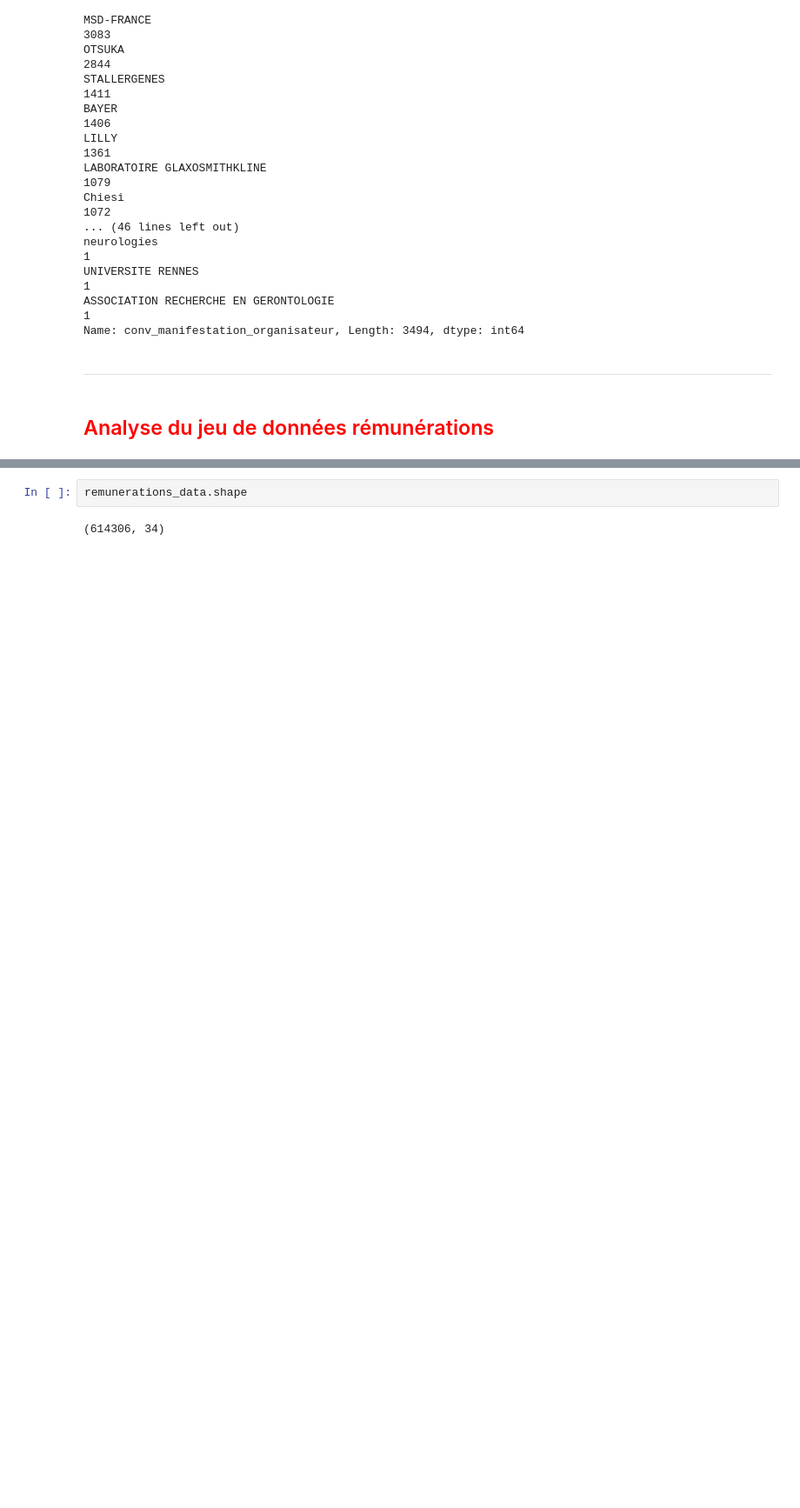
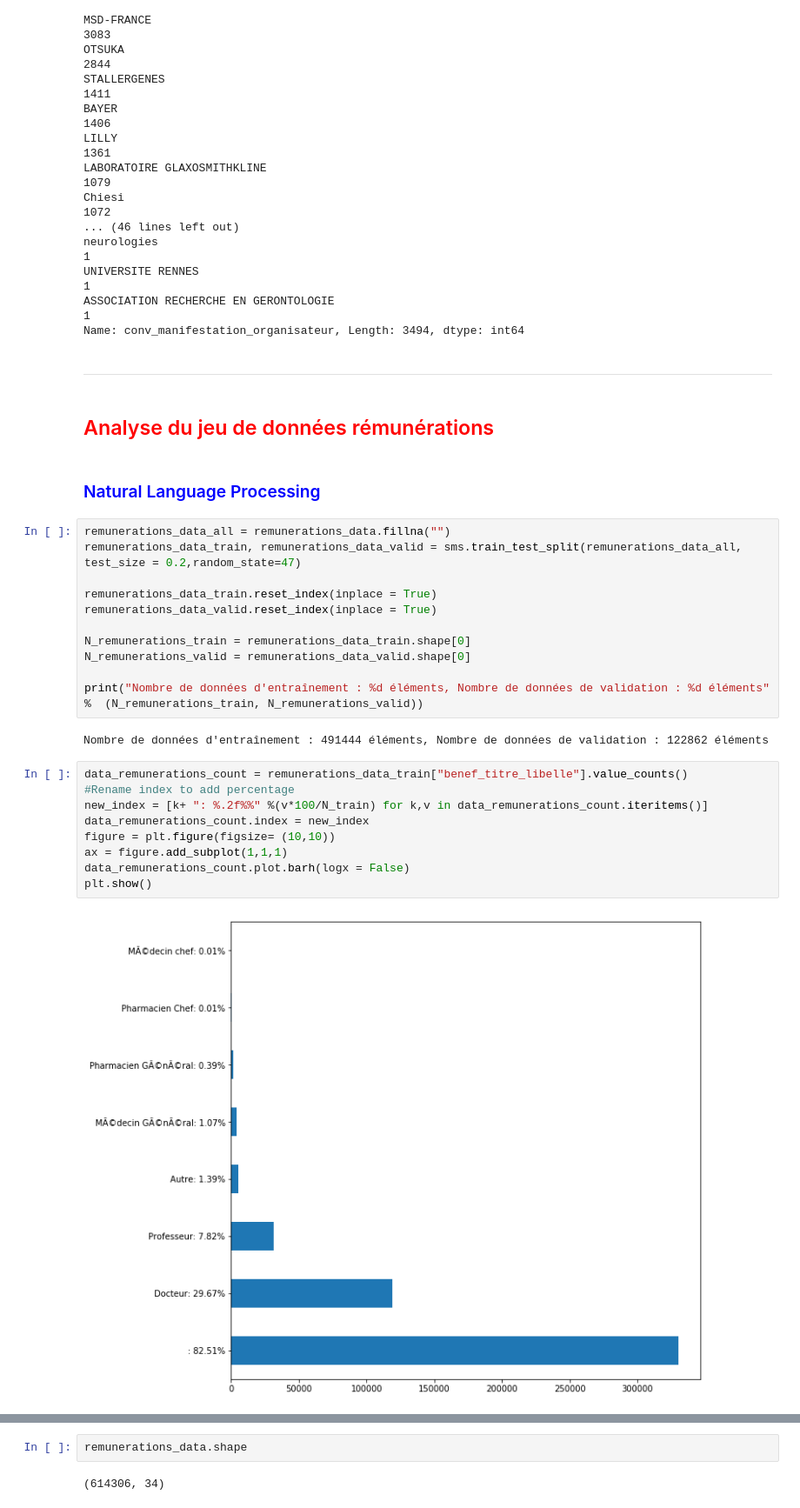
Before and after one commit to DorianNaaji/Transparence-Sante, a Jupyter notebook: data-analytics/Data_Analytics-Transparence_Sante.ipynb, the cells around one changed output, grey strips where cells are left out. Shown: that part at 87% size. Cells and saved outputs as stored; diff of their text form; blank space fills up the shorter version.

```diff
--- a/data-analytics/Data_Analytics-Transparence_Sante.ipynb
+++ b/data-analytics/Data_Analytics-Transparence_Sante.ipynb
@@ -729,3 +1049,29 @@ Name: conv_manifestation_organisateur, Length: 3494, dtype: int64
 ---
 # %% [markdown]
 ## <span style="color:red"> Analyse du jeu de données rémunérations <span>
+# %% [markdown]
+### <span style="color:blue"> Natural Language Processing <span>
+# %%
+remunerations_data_all = remunerations_data.fillna("")
+remunerations_data_train, remunerations_data_valid = sms.train_test_split(remunerations_data_all, test_size = 0.2,random_state=47)
+
+remunerations_data_train.reset_index(inplace = True)
+remunerations_data_valid.reset_index(inplace = True)
+
+N_remunerations_train = remunerations_data_train.shape[0]
+N_remunerations_valid = remunerations_data_valid.shape[0]
+
+print("Nombre de données d'entraînement : %d éléments, Nombre de données de validation : %d éléments" %  (N_remunerations_train, N_remunerations_valid))
+# %% [output]
+Nombre de données d'entraînement : 491444 éléments, Nombre de données de validation : 122862 éléments
+# %%
+data_remunerations_count = remunerations_data_train["benef_titre_libelle"].value_counts()
+#Rename index to add percentage
+new_index = [k+ ": %.2f%%" %(v*100/N_train) for k,v in data_remunerations_count.iteritems()]
+data_remunerations_count.index = new_index
+figure = plt.figure(figsize= (10,10))
+ax = figure.add_subplot(1,1,1)
+data_remunerations_count.plot.barh(logx = False)
+plt.show()
+# %% [output]
+[figure, added]
```
Also changed, not shown: parts of 80 cells of this notebook, 2 other files.
